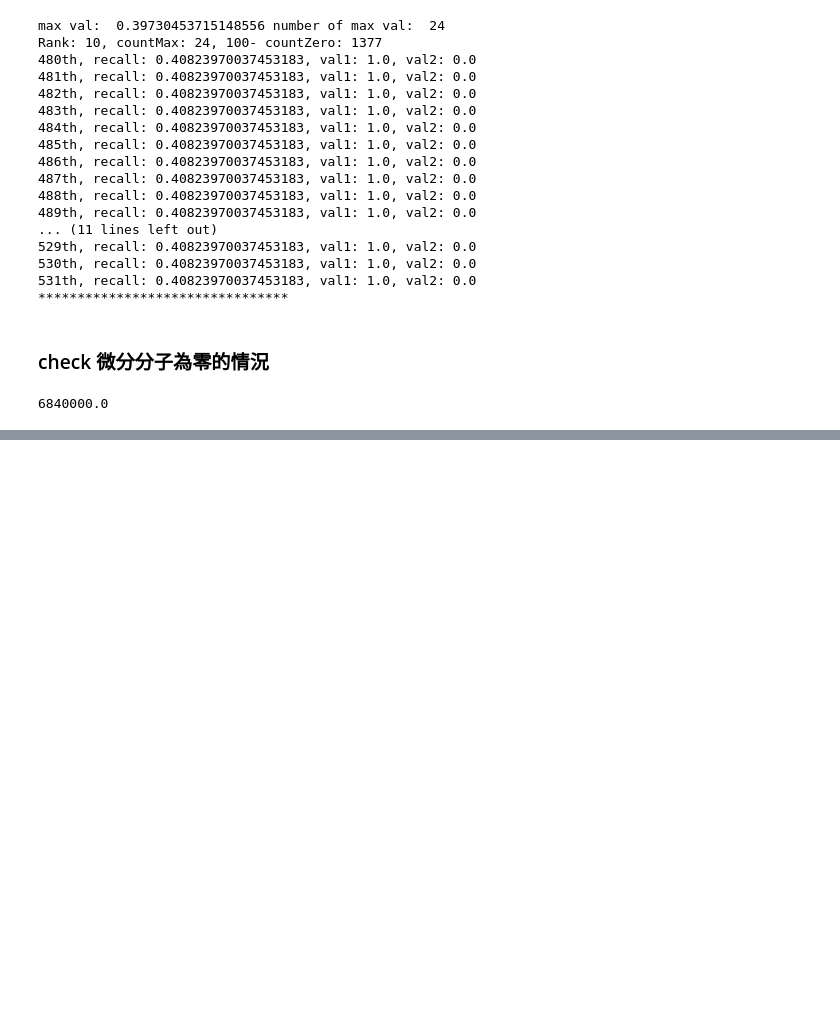
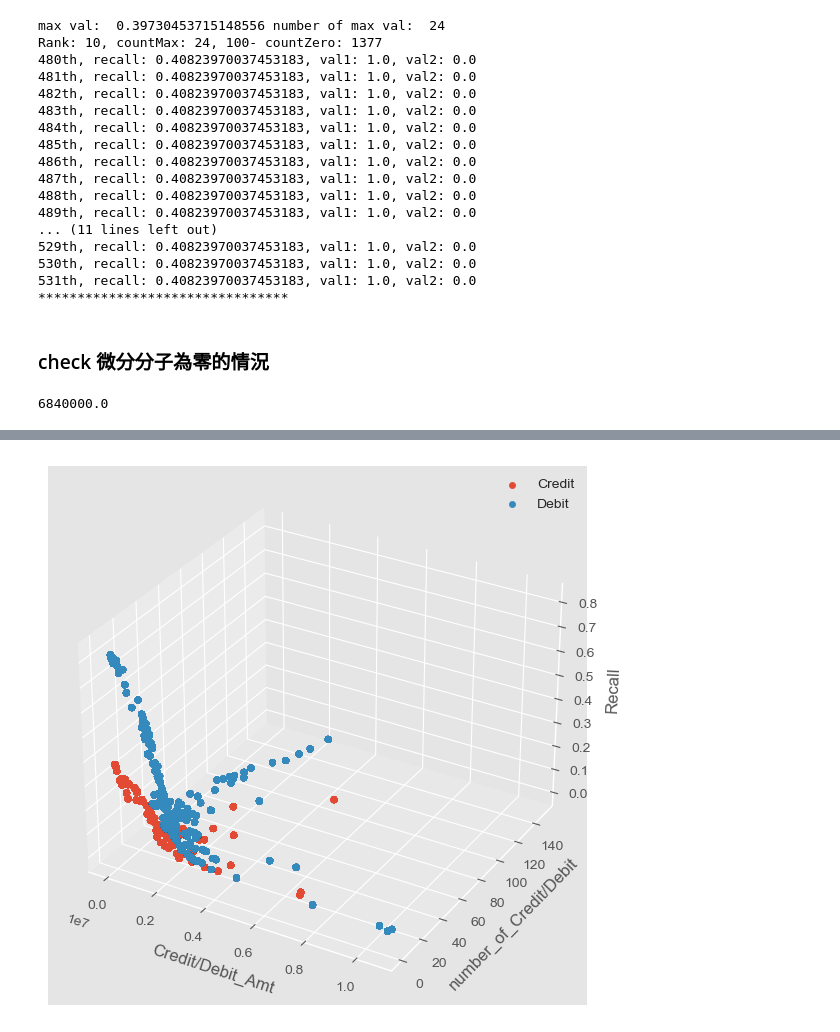
Before and after one commit to eason758/MetaEdge, a Jupyter notebook: code_review.ipynb, the cells around one changed output, grey strips where cells are left out. Drawn from its saved outputs; the diff is of its cells as text; code cells hidden in the pictures; blank space fills up the shorter version.

```diff
--- a/code_review.ipynb
+++ b/code_review.ipynb
@@ -292,0 +313,3 @@ def gradientIG(point, x_name, y_name, data):
+# %%
+SAR['SAR_Credit_distance'] = np.sqrt(SAR.loc[SAR['Credit_Amt', 'Credit_Amt']].to_numpy()**2 + SAR.loc[SAR['number_of_Credit'], 'number_of_Credit'].to_numpy()**2)
+SAR['SAR_Debit_distance'] = np.sqrt(SAR.loc[SAR['Debit_Amt'], 'Debit_Amt'].to_numpy()**2 + SAR.loc['number_of_Debit', ''].to_numpy()**2)
@@ -292,0 +318,3 @@ def gradientIG(point, x_name, y_name, data):
+# %%
+idx_SAR_Credit_distance = SAR.loc[SAR['SAR_Credit_distance']!=0].sort_values(by= 'SAR_Credit_distance')[['SAR_Credit_distance', 'Credit_Amt', 'number_of_Credit']].index
+idx_SAR_Debit_distance = SAR.loc[SAR['SAR_Debit_distance']!=0].sort_values(by= 'SAR_Debit_distance')[['SAR_Debit_distance', 'Debit_Amt', 'number_of_Debit']].index
@@ -292,0 +385,9 @@ def gradientIG(point, x_name, y_name, data):
+# %%
+debit_distance_results = pd.DataFrame(columns= ['Debit_Amt', 'number_of_Debit', 'recall', 'filterRate'])
+z = 0
+for i, idx in enumerate(idx_SAR_Debit_distance):
+    x, y = train_set.iloc[idx][['Debit_Amt', 'number_of_Debit']]
+    recall_tmp, filterRate_tmp= RecallFilterRate(np.array([[x], [y]]), 'Debit_Amt', 'number_of_Debit', train_set)
+    tmp = pd.DataFrame({'Debit_Amt':x, 'number_of_Debit':y, 'recall': recall_tmp, 'filterRate': filterRate})
+    debit_distance_results = pd.concat([debit_distance_results, tmp])
+    z = i
@@ -292,0 +432,8 @@ def gradientIG(point, x_name, y_name, data):
+# %%
+credit_distance_results = pd.DataFrame(columns= ['Credit_Amt', 'number_of_Credit', 'recall', 'filterRate'])
+
+for idx in idx_SAR_Credit_distance:
+    x, y = train_set.iloc[idx][['Credit_Amt', 'number_of_Credit']]
+    recall_tmp, filterRate_tmp= RecallFilterRate(np.array([[x], [y]]), 'Credit_Amt', 'number_of_Credit', train_set)
+    tmp = pd.DataFrame({'Credit_Amt':x, 'number_of_Credit':y, 'recall': recall_tmp, 'filterRate': filterRate})
+    credit_distance_results = pd.concat([credit_distance_results, tmp])
@@ -292,0 +456,12 @@ def gradientIG(point, x_name, y_name, data):
+# %%
+plt.figure(figsize=(7, 7))
+ax = plt.gca(projection= '3d')
+ax.scatter3D(credit_distance_results['Credit_Amt'], credit_distance_results['number_of_Credit'], credit_distance_results['recall'], label= 'Credit')
+ax.scatter3D(debit_distance_results['Debit_Amt'], debit_distance_results['number_of_Debit'], debit_distance_results['recall'], label= 'Debit')
+ax.set_xlabel('Credit/Debit_Amt')
+ax.set_ylabel('number_of_Credit/Debit')
+ax.set_zlabel('Recall')
+plt.legend()
+plt.show()
+# %% [output]
+[figure, added]
```
Also changed, not shown: parts of 17 cells of this notebook, 16 other files.
